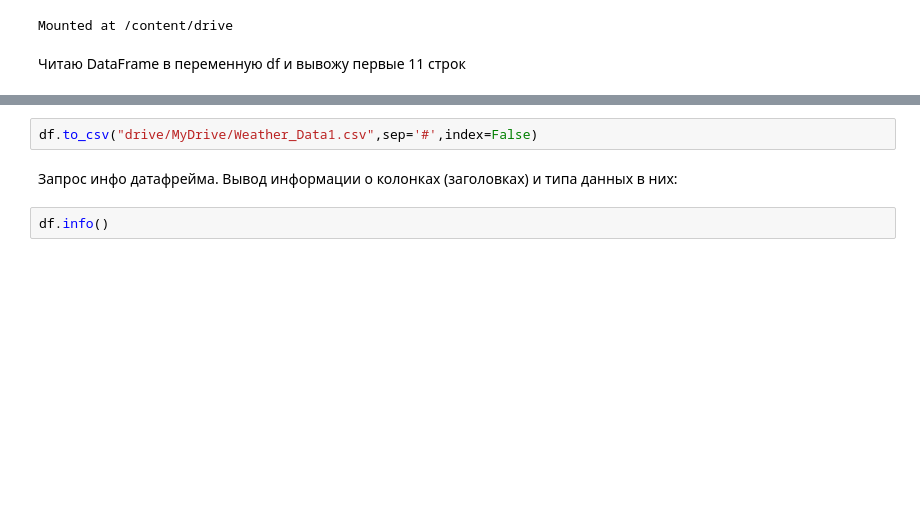
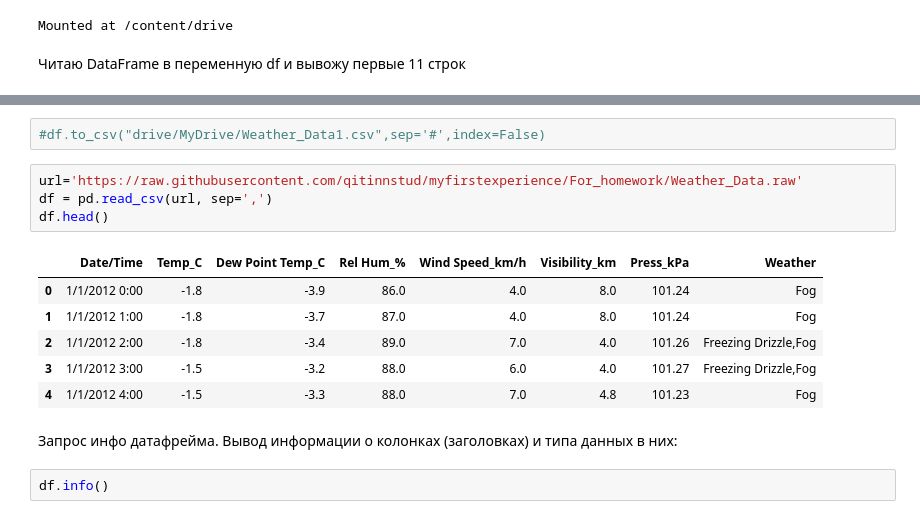
Before and after one commit to qitinnstud/myfirstexperience, a Jupyter notebook: For_homework1.ipynb, the cells around one changed output, grey strips where cells are left out. Cells and saved outputs as stored; diff of their text form; blank space fills up the shorter version.

```diff
--- a/For_homework1.ipynb
+++ b/For_homework1.ipynb
@@ -34,7 +34,18 @@ df.head(11)
 | 9 | 1/1/2012 9:00 | -1.3 | -3.1 | 88.0 | 15.0 | 4.0 | 101.20 | Fog |
 | 10 | 1/1/2012 10:00 | -1.0 | -2.3 | 91.0 | 9.0 | 1.2 | 101.15 | Fog |
 # %%
-df.to_csv("drive/MyDrive/Weather_Data1.csv",sep='#',index=False)
+#df.to_csv("drive/MyDrive/Weather_Data1.csv",sep='#',index=False)
+# %%
+url='https://raw.githubusercontent.com/qitinnstud/myfirstexperience/For_homework/Weather_Data.raw'
+df = pd.read_csv(url, sep=',')
+df.head()
+# %% [output]
+|  | Date/Time | Temp_C | Dew Point Temp_C | Rel Hum_% | Wind Speed_km/h | Visibility_km | Press_kPa | Weather |
+| 0 | 1/1/2012 0:00 | -1.8 | -3.9 | 86.0 | 4.0 | 8.0 | 101.24 | Fog |
+| 1 | 1/1/2012 1:00 | -1.8 | -3.7 | 87.0 | 4.0 | 8.0 | 101.24 | Fog |
+| 2 | 1/1/2012 2:00 | -1.8 | -3.4 | 89.0 | 7.0 | 4.0 | 101.26 | Freezing Drizzle,Fog |
+| 3 | 1/1/2012 3:00 | -1.5 | -3.2 | 88.0 | 6.0 | 4.0 | 101.27 | Freezing Drizzle,Fog |
+| 4 | 1/1/2012 4:00 | -1.5 | -3.3 | 88.0 | 7.0 | 4.8 | 101.23 | Fog |
 # %% [markdown]
 Запрос инфо датафрейма. Вывод информации о колонках (заголовках) и типа данных в них:
 # %%
```
Also changed, not shown: parts of 1 cell of this notebook.
